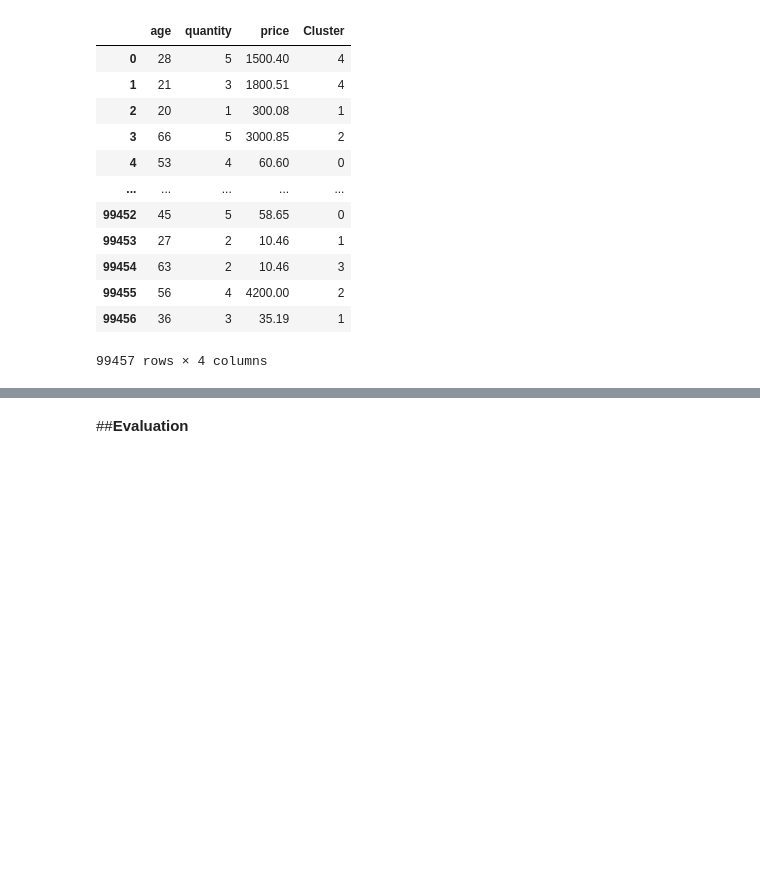
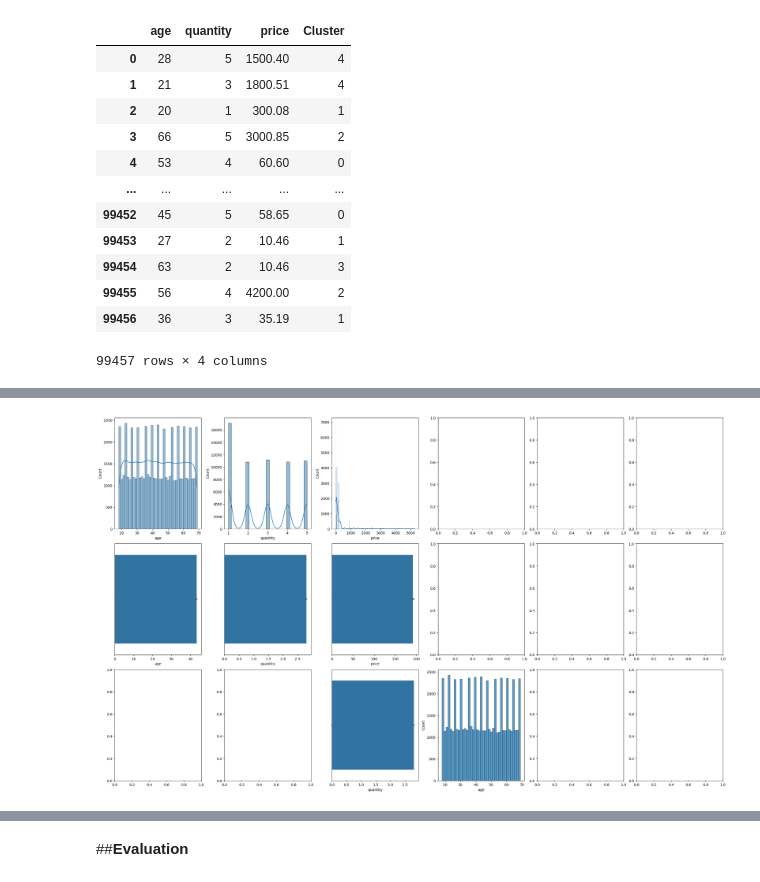
Before and after one commit to FajarRisk1/PA-Data-Mining-Kelompok-5-A2, a Jupyter notebook: PA_Data_Mining_Kelompok_5_A2.ipynb, the cells around one changed output, grey strips where cells are left out. Cells and saved outputs as stored; diff of their text form; code cells hidden in the pictures; blank space fills up the shorter version.

```diff
--- a/PA_Data_Mining_Kelompok_5_A2.ipynb
+++ b/PA_Data_Mining_Kelompok_5_A2.ipynb
@@ -1046,0 +1145,6 @@ df.to_csv("dfcluster.csv")
+# %%
+# Extract the results
+train['cluster'] = kmeans.clusters
+centroids = kmeans.centroids
+centroids['cluster'] = 'centroid'
+all_df = pd.concat([train, centroids])
@@ -1046,0 +1167,14 @@ df.to_csv("dfcluster.csv")
+# %%
+def plot_cluster(cluster_df):
+    plot, ax = plt.subplots(3,6,figsize=(25,15),constrained_layout = True)
+    cols = ['age', 'quantity', 'price']
+    sns.histplot(data=cluster_df,x="age",ax=ax[2][3])
+    sns.scatterplot(data=cluster_df,x="price",ax=ax[2][2])
+    sns.barplot(data=cluster_df,x="quantity",ax=ax[2][2])
+    for i,col in enumerate(cols):
+        sns.histplot(data=cluster_df,x=col,ax=ax[0][i],kde=True)
+        sns.barplot(data=cluster_df,x=col,ax=ax[1][i])
+# %%
+cluster1 = train[train['cluster'] == 0]
+cluster2 = train[train['cluster'] == 1]
+cluster3 = train[train['cluster'] == 2]
@@ -1046,0 +1209,4 @@ df.to_csv("dfcluster.csv")
+# %%
+plot_cluster(cluster1)
+# %% [output]
+[figure, added]
```
Also changed, not shown: parts of 17 cells of this notebook.
